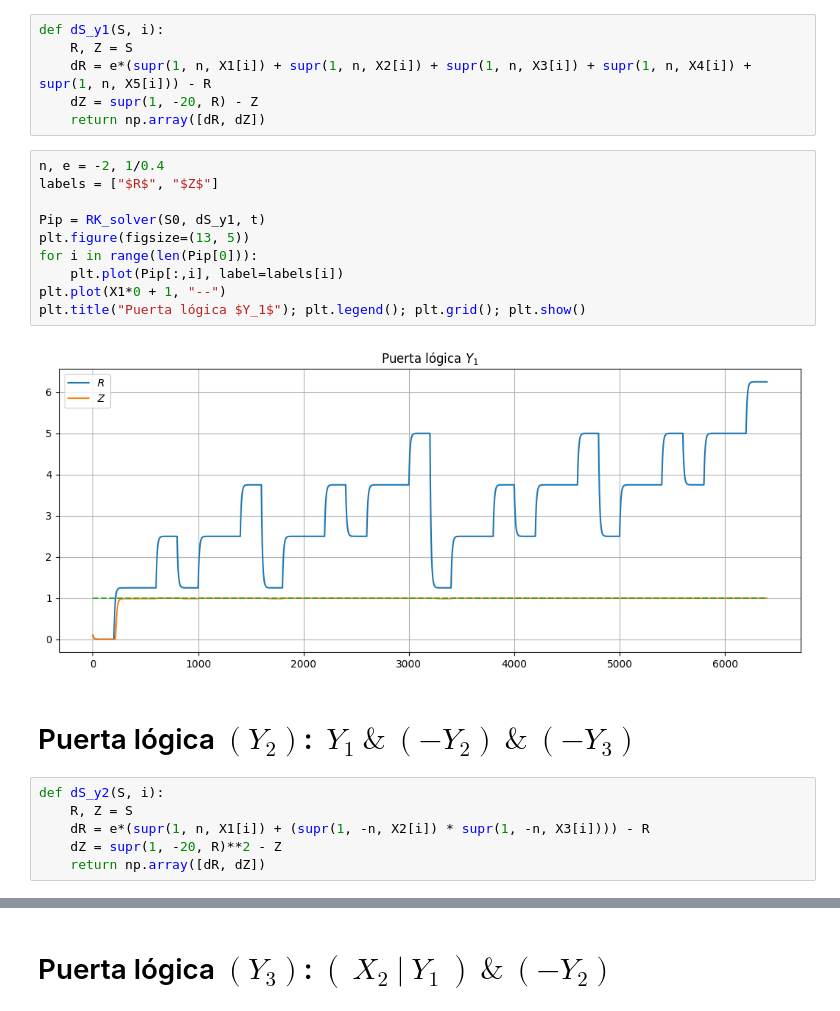
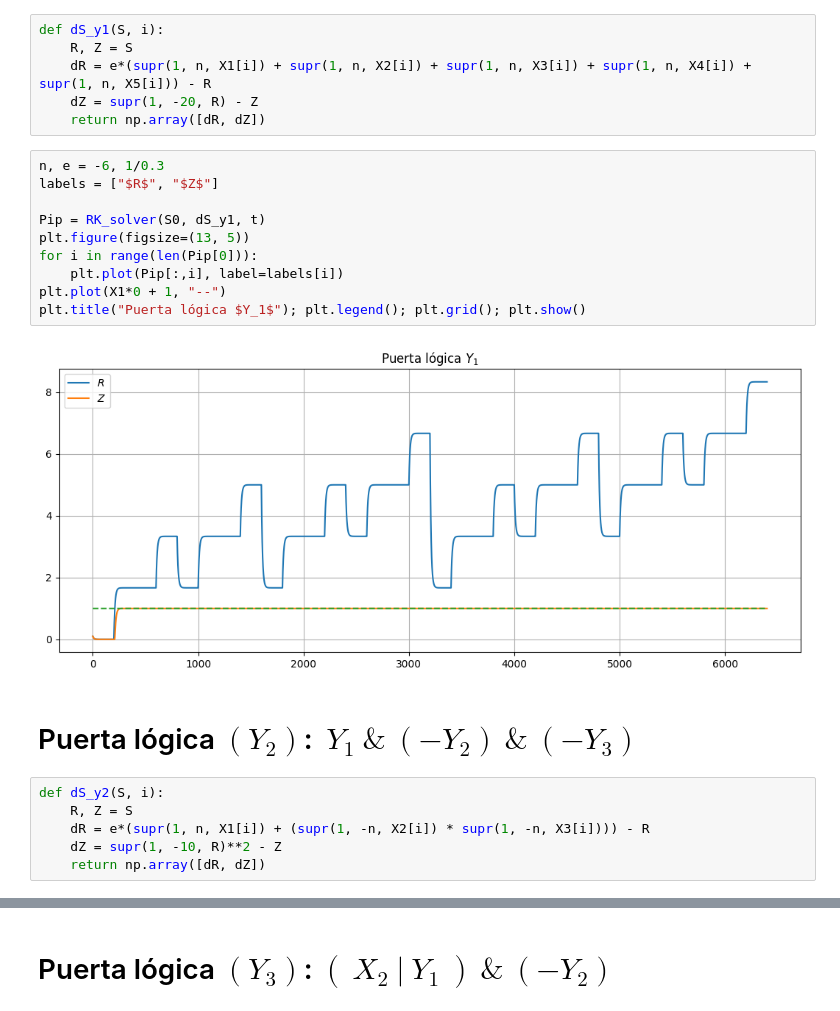
Before and after one commit to joshbrx/biomath_model, a Jupyter notebook: puertas_logicas.ipynb, the cells around one changed output, grey strips where cells are left out. Drawn from its saved outputs; the diff is of its cells as text.

```diff
--- a/puertas_logicas.ipynb
+++ b/puertas_logicas.ipynb
@@ -61,23 +61,23 @@ def dS_y1(S, i):
     dZ = supr(1, -20, R) - Z
     return np.array([dR, dZ])
 # %%
-n, e = -2, 1/0.4
+n, e = -6, 1/0.3
 labels = ["$R$", "$Z$"]
 
 Pip = RK_solver(S0, dS_y1, t)
 plt.figure(figsize=(13, 5))
 for i in range(len(Pip[0])):
     plt.plot(Pip[:,i], label=labels[i])
 plt.plot(X1*0 + 1, "--")
 plt.title("Puerta lógica $Y_1$"); plt.legend(); plt.grid(); plt.show()
 # %% [output]
-[figure, old version]
+[figure, new version]
 # %% [markdown]
 # Puerta lógica $(Y_2)$: $\ Y_1\ \&\ (-Y_2)\ \&\ (-Y_3)$
 # %%
 def dS_y2(S, i):
     R, Z = S
     dR = e*(supr(1, n, X1[i]) + (supr(1, -n, X2[i]) * supr(1, -n, X3[i]))) - R
-    dZ = supr(1, -20, R)**2 - Z
+    dZ = supr(1, -10, R)**2 - Z
     return np.array([dR, dZ])
 # %%
```
Also changed, not shown: parts of 5 cells of this notebook.
